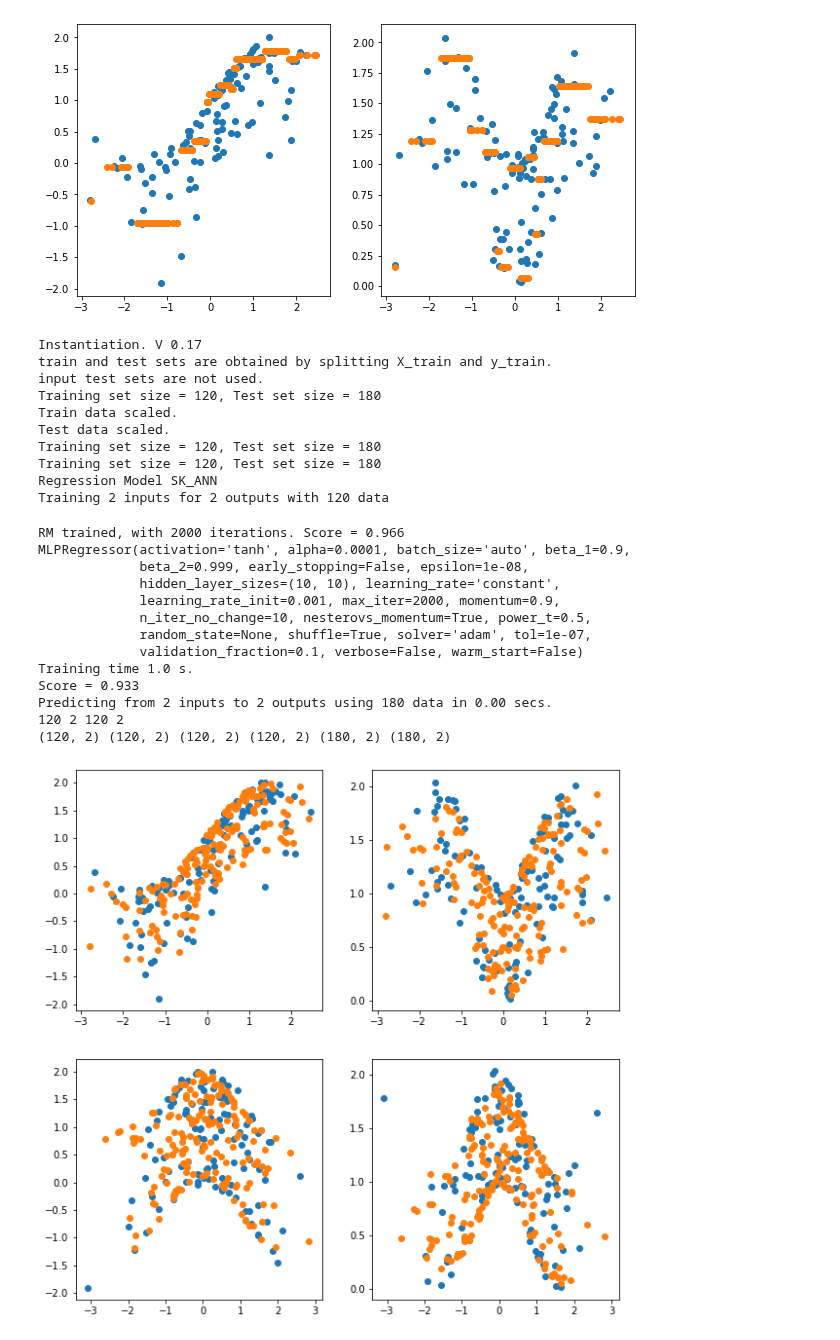
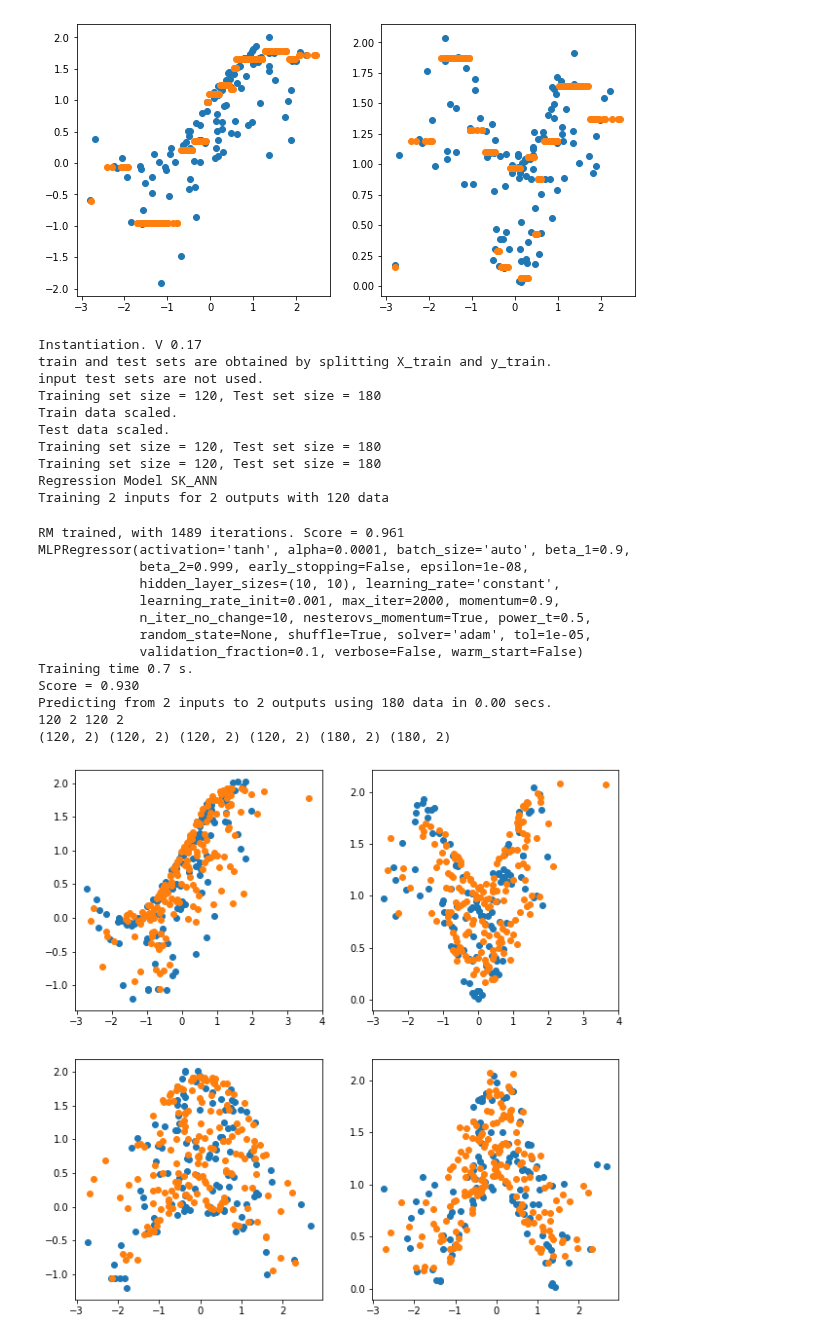
Before and after one commit to Morisset/AI4neb, a Jupyter notebook: docs/Test_Discretization.ipynb, the cells around one changed output. Drawn from its saved outputs; the diff is of its cells as text; code cells hidden in the pictures.

```diff
--- a/docs/Test_Discretization.ipynb
+++ b/docs/Test_Discretization.ipynb
@@ -179,7 +212,7 @@ Predicting from 1 inputs to 82 outputs using 180 data in 0.00 secs.
 # Without discretization
 RM4 = manage_RM(X_train=X2, y_train=y2, split_ratio=split_ratio,
                 verbose=True, scaling=scaling)
-RM4.init_RM(max_iter=2000, tol=0.0000001, solver='adam', activation='tanh',
+RM4.init_RM(max_iter=2000, tol=0.00001, solver='adam', activation='tanh',
             hidden_layer_sizes=(10,10))
 RM4.train_RM()
 RM4.predict(scoring=scoring)
@@ -188,38 +221,38 @@ print(RM4.X_train.shape,RM4.X_train_unscaled.shape, RM4.y_train_ori.shape, RM4.y
 
 f, ((ax1, ax2), (ax3, ax4)) = plt.subplots(2, 2, figsize=(10,10))
 ax1.scatter(RM4.X_train_unscaled[:,0], RM4.y_train_ori[:,0])
 ax1.scatter(RM4.X_test_unscaled[:,0], RM4.pred[:,0])
 ax2.scatter(RM4.X_train_unscaled[:,0], RM4.y_train_ori[:,1])
 ax2.scatter(RM4.X_test_unscaled[:,0], RM4.pred[:,1])
 ax3.scatter(RM4.X_train_unscaled[:,1], RM4.y_train_ori[:,0])
 ax3.scatter(RM4.X_test_unscaled[:,1], RM4.pred[:,0])
 ax4.scatter(RM4.X_train_unscaled[:,1], RM4.y_train_ori[:,1])
 ax4.scatter(RM4.X_test_unscaled[:,1], RM4.pred[:,1]);
 # %% [output]
 Instantiation. V 0.17
 train and test sets are obtained by splitting X_train and y_train.
 input test sets are not used.
 Training set size = 120, Test set size = 180
 Train data scaled.
 Test data scaled.
 Training set size = 120, Test set size = 180
 Training set size = 120, Test set size = 180
 Regression Model SK_ANN
 Training 2 inputs for 2 outputs with 120 data
-RM trained, with 2000 iterations. Score = 0.966
+RM trained, with 1489 iterations. Score = 0.961
 MLPRegressor(activation='tanh', alpha=0.0001, batch_size='auto', beta_1=0.9,
              beta_2=0.999, early_stopping=False, epsilon=1e-08,
              hidden_layer_sizes=(10, 10), learning_rate='constant',
              learning_rate_init=0.001, max_iter=2000, momentum=0.9,
              n_iter_no_change=10, nesterovs_momentum=True, power_t=0.5,
-             random_state=None, shuffle=True, solver='adam', tol=1e-07,
+             random_state=None, shuffle=True, solver='adam', tol=1e-05,
              validation_fraction=0.1, verbose=False, warm_start=False)
-Training time 1.0 s.
-Score = 0.933
+Training time 0.7 s.
+Score = 0.930
 Predicting from 2 inputs to 2 outputs using 180 data in 0.00 secs.
 120 2 120 2
 (120, 2) (120, 2) (120, 2) (120, 2) (180, 2) (180, 2)
-[figure, old version]
+[figure, new version]
 # %%
 RM4 = manage_RM(X_train=X2, y_train=y2, split_ratio=split_ratio, verbose=True,
                 N_y_bins=N_y_bins, y_vects=y_vects, scaling=scaling)
```
Also changed, not shown: parts of 4 cells of this notebook.
